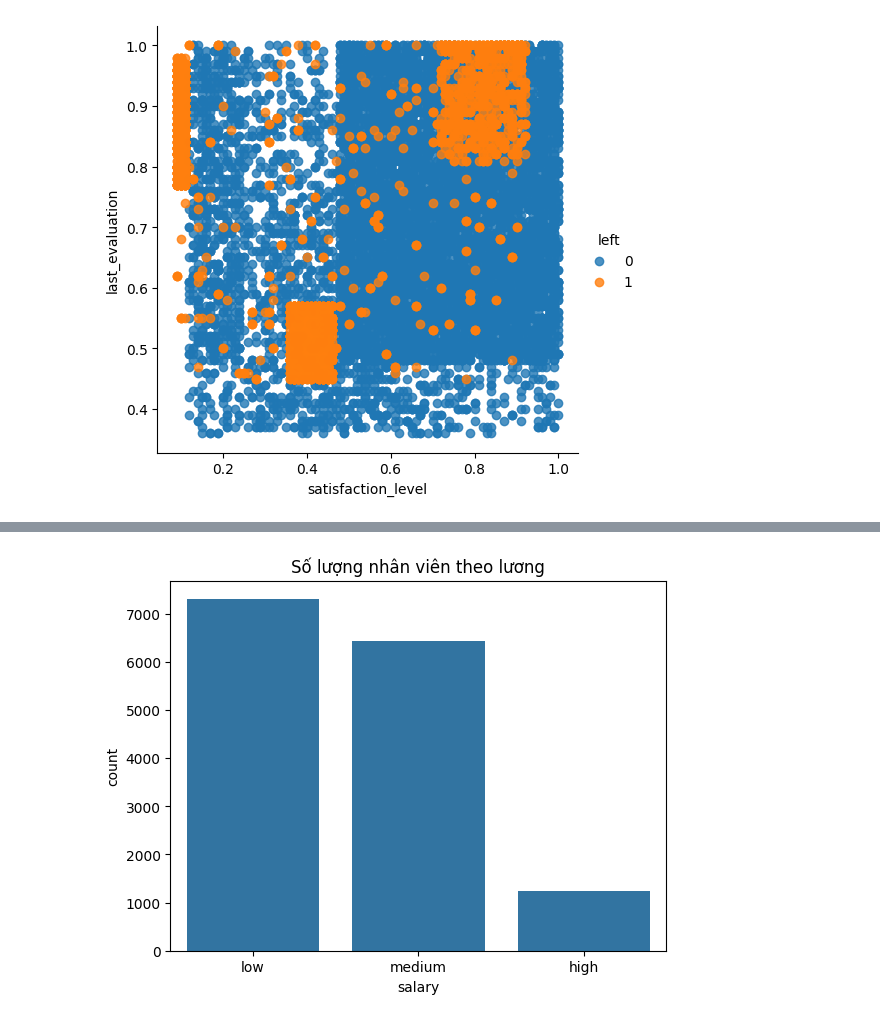
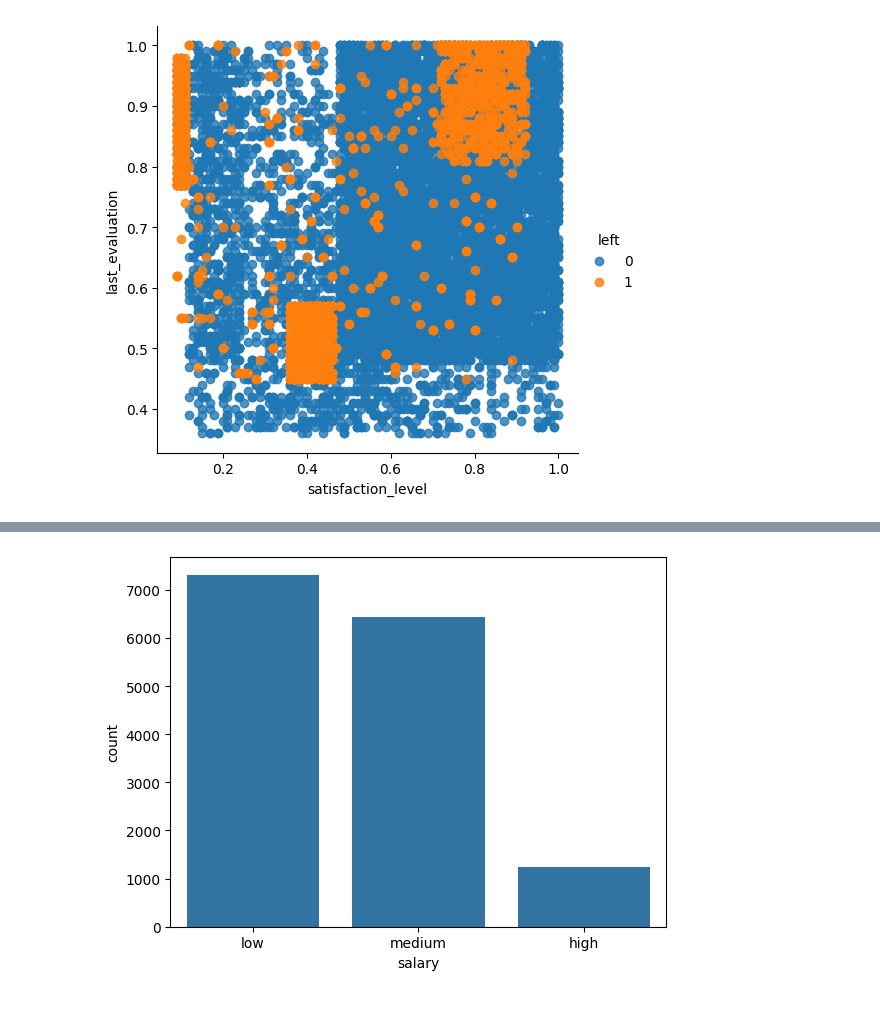
Before and after one commit to Cgaz275/PTDL, a Jupyter notebook: PTDL.ipynb, the cells around one changed output, grey strips where cells are left out. Cells and saved outputs as stored; diff of their text form; code cells hidden in the pictures.

```diff
--- a/PTDL.ipynb
+++ b/PTDL.ipynb
@@ -85,7 +84,6 @@ plt.show()
 # %%
 # count plot
 sns.countplot(x='salary', data=df)
-plt.title("Số lượng nhân viên theo lương")
 plt.show()
 # %% [output]
-[figure, old version]
+[figure, new version]
```
Also changed, not shown: parts of 2 cells of this notebook.
